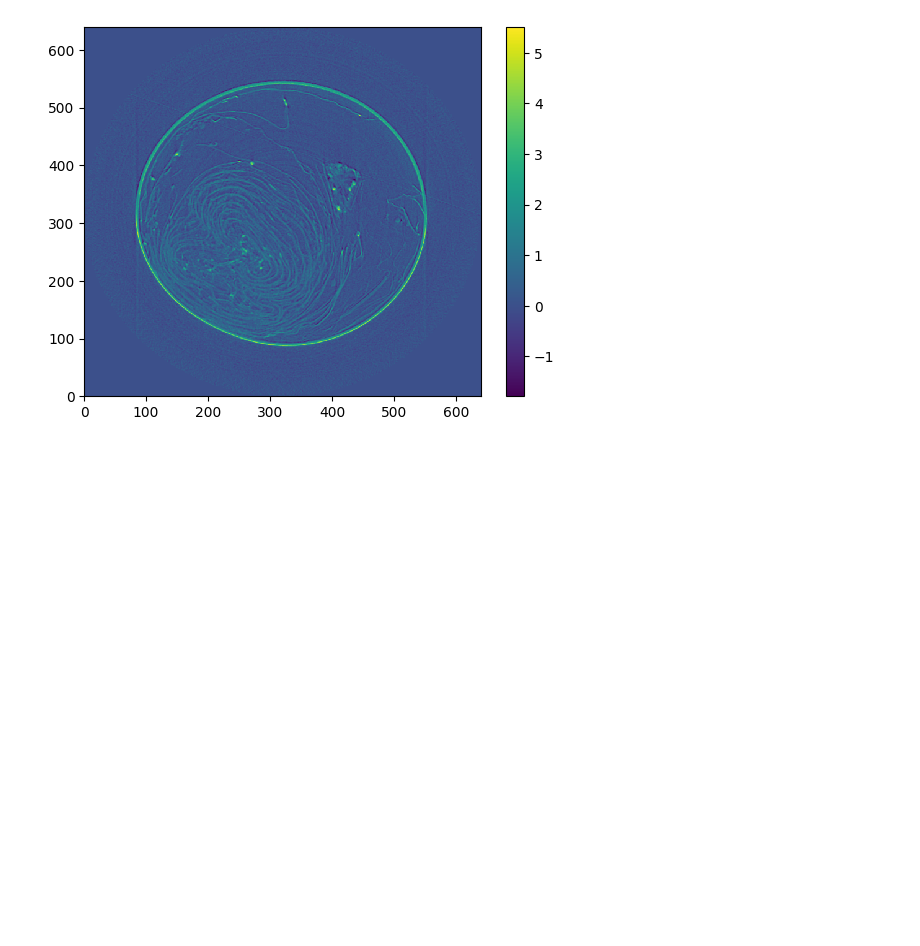
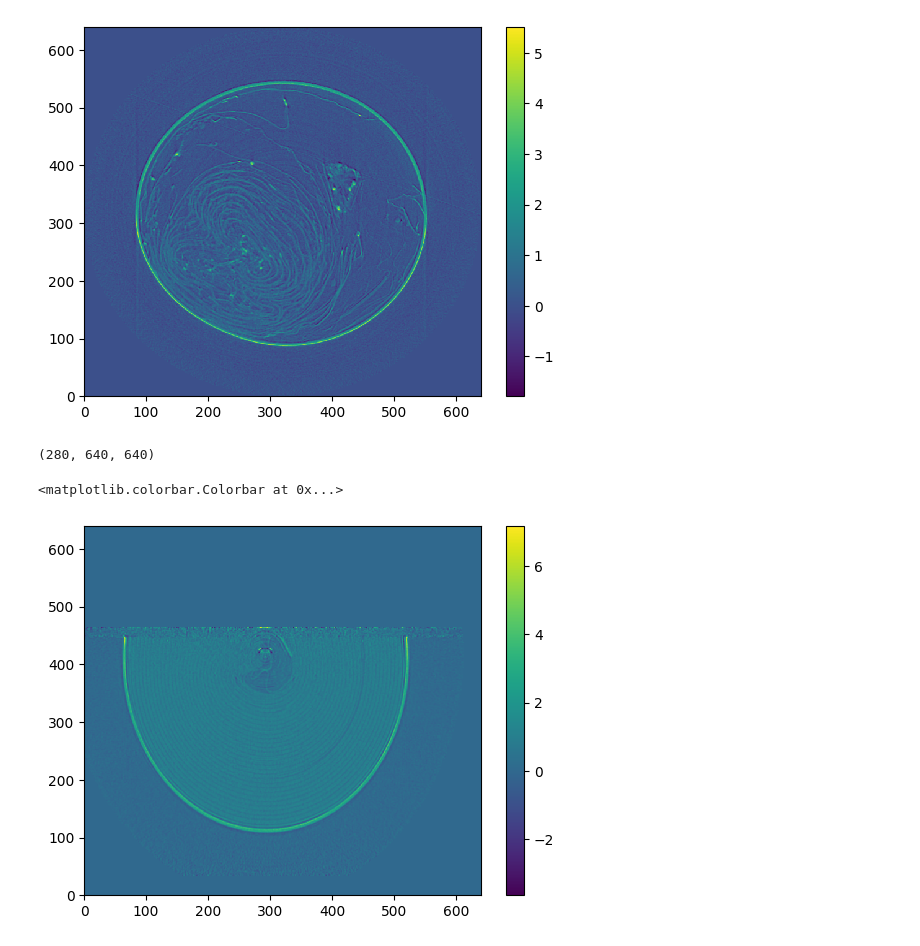
Before and after one commit to venturellimatteo/fasttomo, a Jupyter notebook: test.ipynb, the cells around one changed output. Cells and saved outputs as stored; diff of their text form; code cells hidden in the pictures; blank space fills up the shorter version.

```diff
--- a/test.ipynb
+++ b/test.ipynb
@@ -35,3 +35,14 @@ plt.colorbar()
 (640, 640)
 <matplotlib.colorbar.Colorbar at 0x...>
 [figure]
+# %%
+exp_dir = 'Z:/rot_datasets/P28A_FT_H_Exp4_2'
+time_dir = '/entry0000_no_extpag_db0050_vol/'
+img = np.load(exp_dir + time_dir + 'volume_v2.npy')
+print(img.shape)
+plt.pcolormesh(img[200])
+plt.colorbar()
+# %% [output]
+(280, 640, 640)
+<matplotlib.colorbar.Colorbar at 0x...>
+[figure, added]
```
Also changed, not shown: parts of 1 cell of this notebook.
